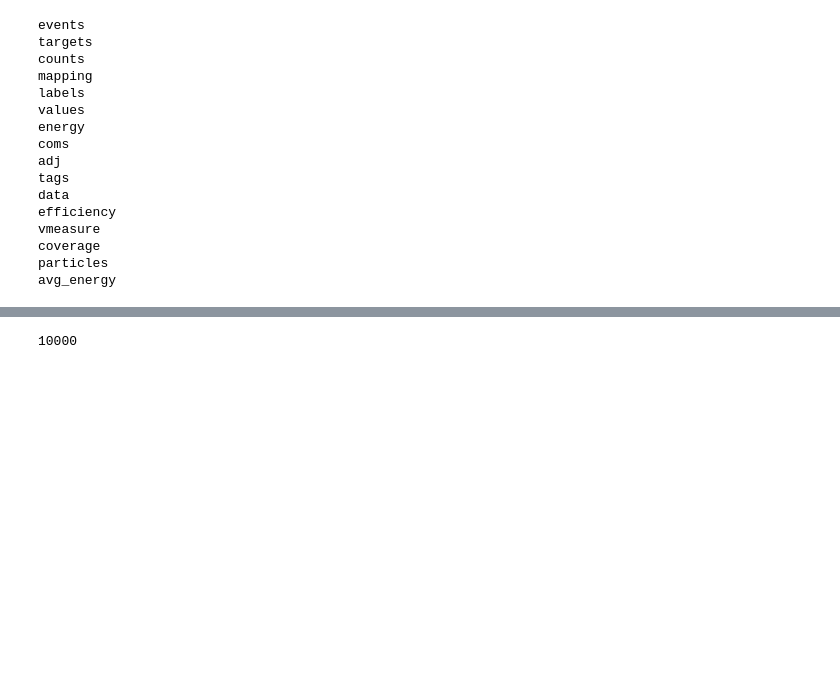
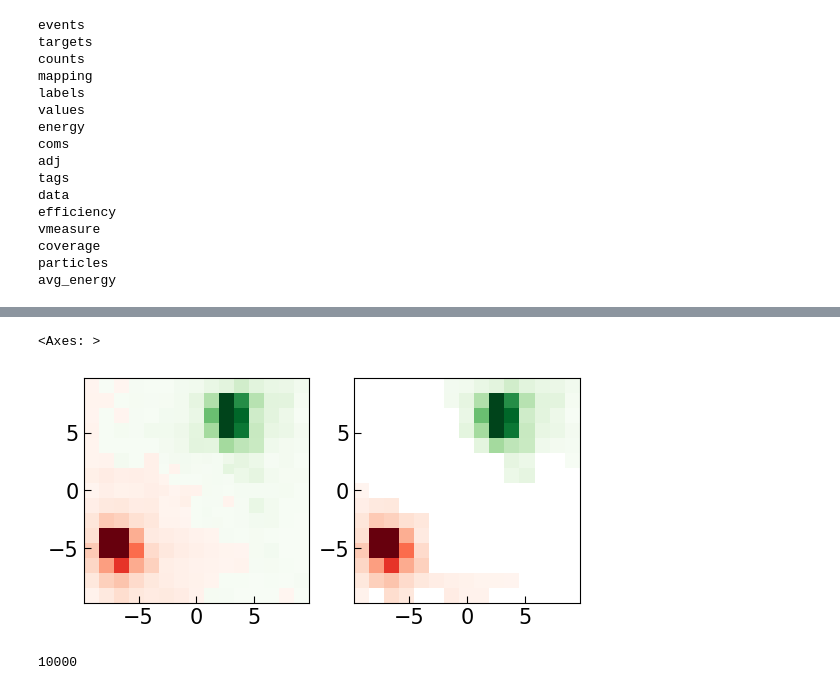
Before and after one commit to Bjartensen/python_focalh_clustering, a Jupyter notebook: notebooks/study.ipynb, the cells around one changed output, grey strips where cells are left out. Saved outputs shown, nothing was run; the diff lists cells and outputs as text; code cells hidden in the pictures; blank space fills up the shorter version.

```diff
--- a/notebooks/study.ipynb
+++ b/notebooks/study.ipynb
@@ -582,3 +578,17 @@ cnn_eval["data"]
+# %%
+idx = 3000
+iadj = np.load("p2_sim_adj_map2.npy")
+vals = cnn_eval["eval"]["values"][idx]
+labels = cnn_eval["eval"]["labels"][idx]
+tags = cnn_eval["eval"]["tags"][idx]
+
+foc = FocalH()
+fig,ax = plt.subplots(ncols=2)
+foc.heatmap(vals[iadj], labels[iadj], ax[0])
+foc.heatmap(vals[iadj], tags, ax[1])
+# %% [output]
+<Axes: >
+[figure, added]
 # %%
 def dist(coms):
     print(len(coms))
```
Also changed, not shown: parts of 9 cells of this notebook, 7 other files.
